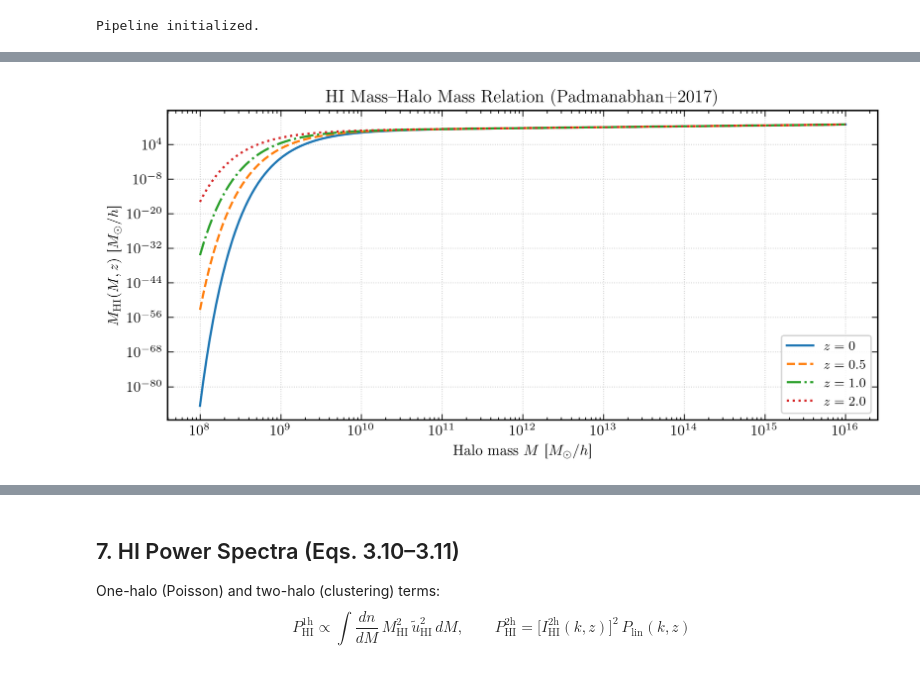
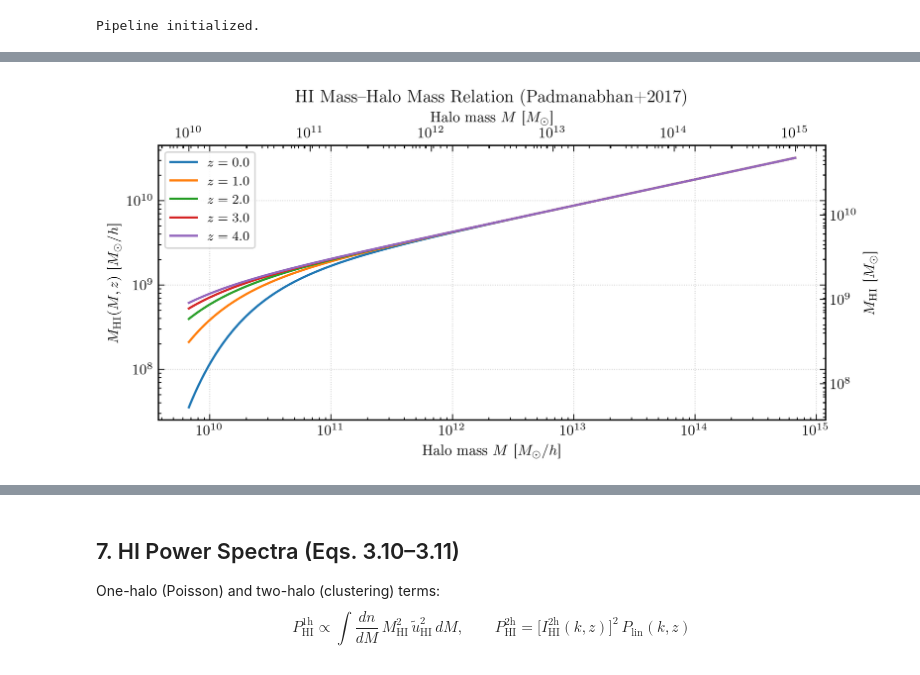
Before and after one commit to raw-asparagus/hixugrb, a Jupyter notebook: notebooks/01_hi_model.ipynb, the cells around one changed output, grey strips where cells are left out. Cells and saved outputs as stored; diff of their text form; code cells hidden in the pictures.

```diff
--- a/notebooks/01_hi_model.ipynb
+++ b/notebooks/01_hi_model.ipynb
@@ -45,12 +76,20 @@ with $\alpha=0.176$, $\beta=-0.69$, $v_{c,0}=40.7$ km/s.
 # %%
-M_arr = np.logspace(8, 16, 200)
+M_arr = np.logspace(10, 15, 200) * cfg.h  # 1e10..1e15 M_sun in M_sun/h units
 fig, ax = sty.textwidth_figure(8)
-for z, ls in [(0, '-'), (0.5, '--'), (1.0, '-.'), (2.0, ':')]:
+for z in [0.0, 1.0, 2.0, 3.0, 4.0]:
     mhi = np.array([hi.M_HI(M, z) for M in M_arr])
-    ax.loglog(M_arr, mhi, ls=ls, lw=sty.LW_STANDARD, label=f'$z={z}$')
+    ax.loglog(M_arr, mhi, lw=sty.LW_STANDARD, label=f'$z={z}$')
+
 ax.set_xlabel(r'Halo mass $M$ [$M_\odot/h$]')
 ax.set_ylabel(r'$M_\mathrm{HI}(M,z)$ [$M_\odot/h$]')
 ax.set_title('HI Mass--Halo Mass Relation (Padmanabhan+2017)')
-ax.legend(); fig.tight_layout()
+ax.legend()
+
+secx = ax.secondary_xaxis('top', functions=(lambda x: x / cfg.h, lambda x: x * cfg.h))
+secx.set_xlabel(r'Halo mass $M$ [$M_\odot$]')
+secy = ax.secondary_yaxis('right', functions=(lambda y: y / cfg.h, lambda y: y * cfg.h))
+secy.set_ylabel(r'$M_\mathrm{HI}$ [$M_\odot$]')
+
+fig.tight_layout()
 # %% [output]
-[figure, old version]
+[figure, new version]
```
Also changed, not shown: parts of 20 cells of this notebook, 10 other files.
